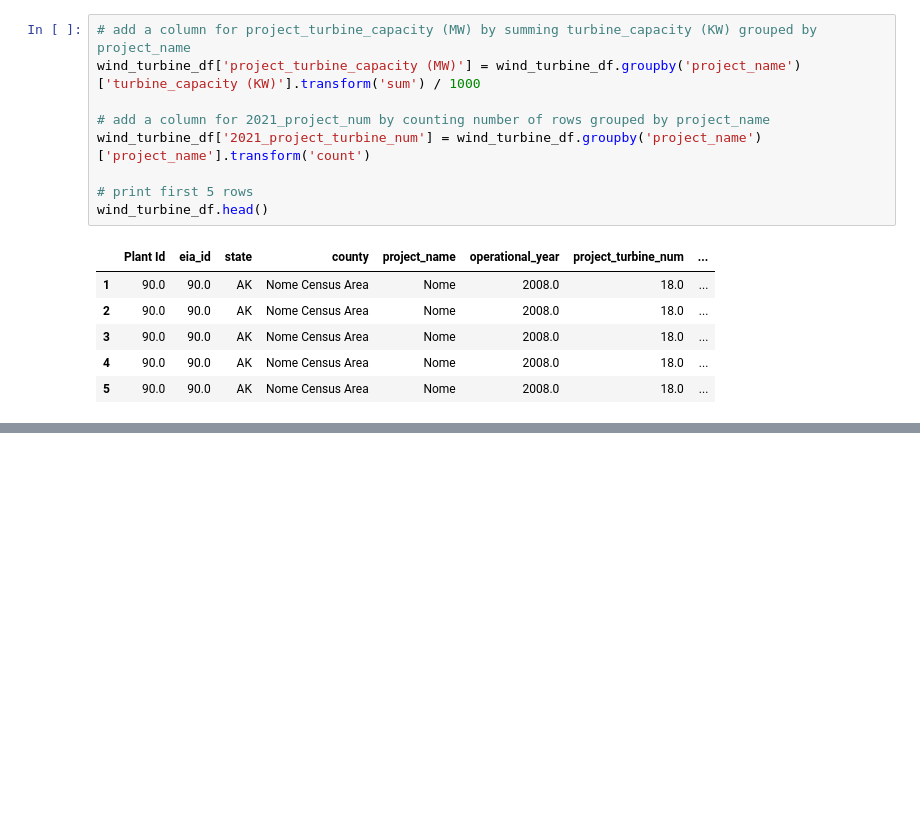
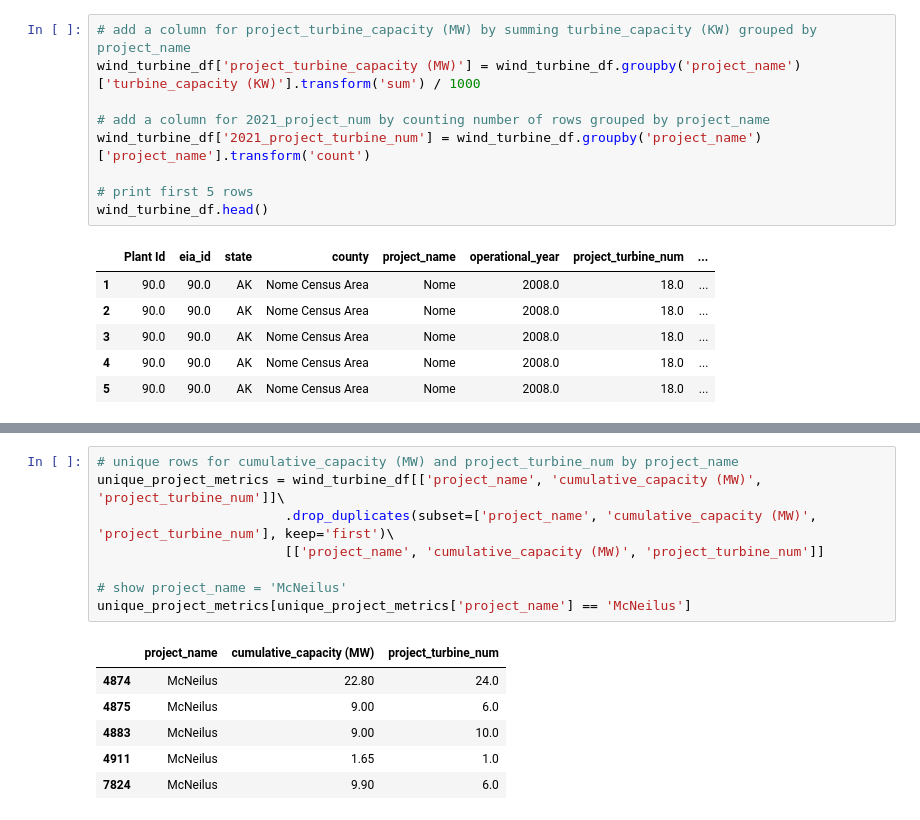
Before and after one commit to NicsLvl/DA1_Capstone_JADEN, a Jupyter notebook: wind_turbine_dataset_capacity.ipynb, the cells around one changed output, grey strips where cells are left out. Cells and saved outputs as stored; diff of their text form; blank space fills up the shorter version.

```diff
--- a/wind_turbine_dataset_capacity.ipynb
+++ b/wind_turbine_dataset_capacity.ipynb
@@ -242,0 +224,15 @@ list(wind_turbine_df.columns)
+# %%
+# unique rows for cumulative_capacity (MW) and project_turbine_num by project_name
+unique_project_metrics = wind_turbine_df[['project_name', 'cumulative_capacity (MW)', 'project_turbine_num']]\
+                        .drop_duplicates(subset=['project_name', 'cumulative_capacity (MW)', 'project_turbine_num'], keep='first')\
+                        [['project_name', 'cumulative_capacity (MW)', 'project_turbine_num']]
+
+# show project_name = 'McNeilus'
+unique_project_metrics[unique_project_metrics['project_name'] == 'McNeilus']
+# %% [output]
+|  | project_name | cumulative_capacity (MW) | project_turbine_num |
+| 4874 | McNeilus | 22.80 | 24.0 |
+| 4875 | McNeilus | 9.00 | 6.0 |
+| 4883 | McNeilus | 9.00 | 10.0 |
+| 4911 | McNeilus | 1.65 | 1.0 |
+| 7824 | McNeilus | 9.90 | 6.0 |
```
Also changed, not shown: parts of 31 cells of this notebook, 1 other file.
